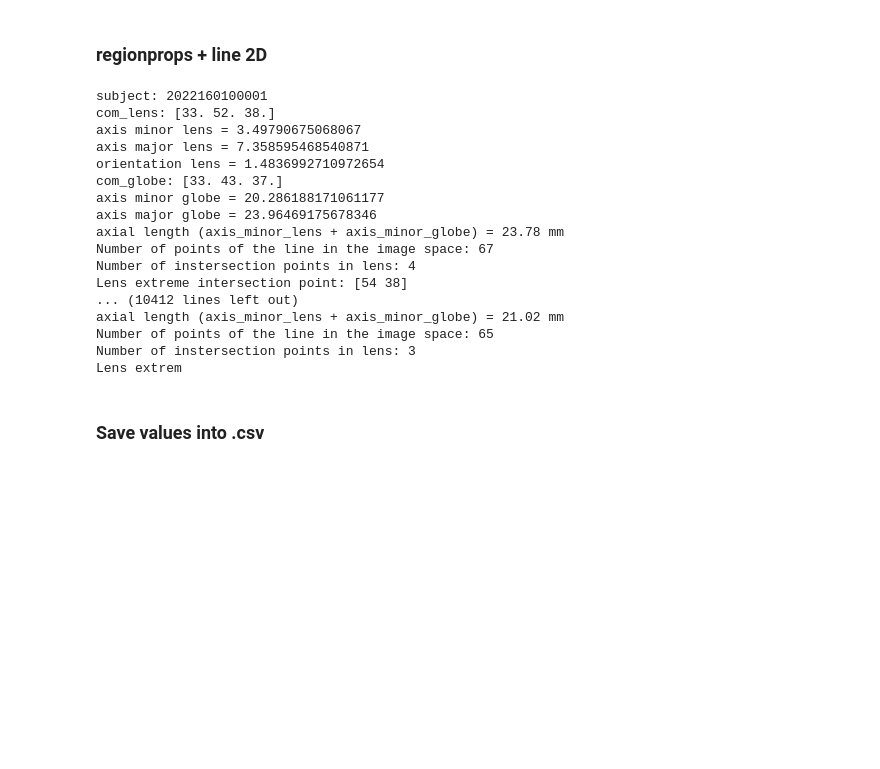
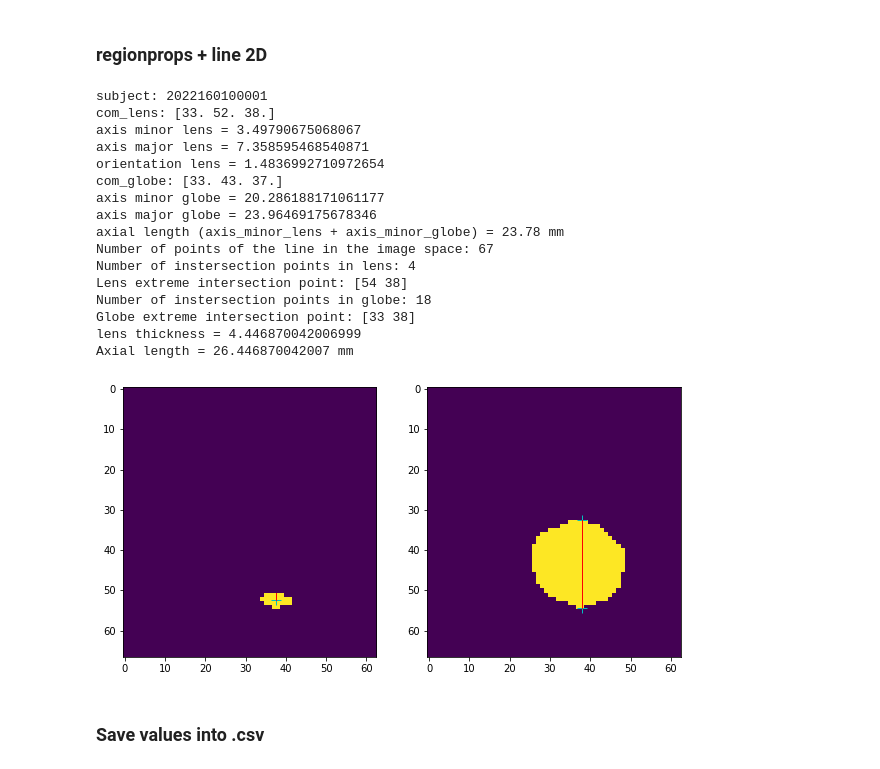
Before and after one commit to jaimebarran/a-eye_segmentation, a Jupyter notebook: deep_learning/3D_multilabel/extract_biometrics.ipynb, the cells around one changed output. Cells and saved outputs as stored; diff of their text form; code cells hidden in the pictures; blank space fills up the shorter version.

```diff
--- a/deep_learning/3D_multilabel/extract_biometrics.ipynb
+++ b/deep_learning/3D_multilabel/extract_biometrics.ipynb
@@ -755,54 +756,54 @@ for folder1 in sorted(os.listdir(input_path)):
     print(f'Number of instersection points in globe: {np.count_nonzero(inter_globe)}')
     inter_coord_globe = np.argwhere(inter_globe==1)
     extreme_inter_globe = inter_coord_globe[np.argmin(inter_coord_globe[:,0])]
     print(f'Globe extreme intersection point: {extreme_inter_globe}')
 
     # Distance between two points in 2D
     lens_thickness = (extreme_inter_lens[0] + voxel_size[1]/2) - (y1_lens - voxel_size[1]/2)
     print(f'lens thickness = {lens_thickness}')
     axial_length = (extreme_inter_lens[0] + voxel_size[1]/2) - (extreme_inter_globe[0] - voxel_size[1]/2) + lens_thickness # distance between the center of the two points, we have to add +0.5mm for each point to be the actual extremes
     print(f'Axial length = {axial_length} mm')
 
     axial_length_total[i] = axial_length
 
     # if axial_length <= 21 or axial_length >= 27.5: outliers.append(name_subject[i])
 
-    # # PLOT
-    # # Lens centroid
-    # fig, ax = plt.subplots(1, 2, figsize=(10, 10))
-    # ax[0].imshow(lens[int(np.around(com_lens[0])),:,:]) # round(len(lab_arr[2])/2)
-    # # Note the inverted coordinates because plt uses (x, y) while NumPy uses (row, column)
-    # ax[0].plot(z0_lens, y0_lens, '+c', markersize=10)
-    # ax[0].plot((z0_lens, z1_lens), (y0_lens, y1_lens), '-r', linewidth=1)
-    # # Eyeball
-    # ax[1].imshow(eyeball[int(np.around(com_lens[0])),:,:])
-    # # Note the inverted coordinates because plt uses (x, y) while NumPy uses (row, column)
-    # ax[1].plot(extreme_inter_lens[1], extreme_inter_lens[0]+voxel_size[1]/2, '+c', markersize=10)
-    # ax[1].plot(extreme_inter_globe[1], extreme_inter_globe[0]-voxel_size[1]/2, '+c', markersize=10)
-    # ax[1].plot((extreme_inter_lens[1], extreme_inter_globe[1]), (extreme_inter_lens[0]+voxel_size[1]/2, extreme_inter_globe[0]-voxel_size[1]/2), '-r', linewidth=1)
-    # plt.show()
+    # PLOT
+    # Lens centroid
+    fig, ax = plt.subplots(1, 2, figsize=(10, 10))
+    ax[0].imshow(lens[int(np.around(com_lens[0])),:,:]) # round(len(lab_arr[2])/2)
+    # Note the inverted coordinates because plt uses (x, y) while NumPy uses (row, column)
+    ax[0].plot(z0_lens, y0_lens, '+c', markersize=10)
+    ax[0].plot((z0_lens, z1_lens), (y0_lens, y1_lens), '-r', linewidth=1)
+    # Eyeball
+    ax[1].imshow(eyeball[int(np.around(com_lens[0])),:,:])
+    # Note the inverted coordinates because plt uses (x, y) while NumPy uses (row, column)
+    ax[1].plot(extreme_inter_lens[1], extreme_inter_lens[0]+voxel_size[1]/2, '+c', markersize=10)
+    ax[1].plot(extreme_inter_globe[1], extreme_inter_globe[0]-voxel_size[1]/2, '+c', markersize=10)
+    ax[1].plot((extreme_inter_lens[1], extreme_inter_globe[1]), (extreme_inter_lens[0]+voxel_size[1]/2, extreme_inter_globe[0]-voxel_size[1]/2), '-r', linewidth=1)
+    plt.show()
 
     i+=1
-    # if i==1:
-    #     break
+    if i==1:
+        break
 # %% [output]
 subject: 2022160100001
 com_lens: [33. 52. 38.]
 axis minor lens = 3.49790675068067
 axis major lens = 7.358595468540871
 orientation lens = 1.4836992710972654
 com_globe: [33. 43. 37.]
 axis minor globe = 20.286188171061177
 axis major globe = 23.96469175678346
 axial length (axis_minor_lens + axis_minor_globe) = 23.78 mm
 Number of points of the line in the image space: 67
 Number of instersection points in lens: 4
 Lens extreme intersection point: [54 38]
-... (10412 lines left out)
-axial length (axis_minor_lens + axis_minor_globe) = 21.02 mm
-Number of points of the line in the image space: 65
-Number of instersection points in lens: 3
-Lens extrem
+Number of instersection points in globe: 18
+Globe extreme intersection point: [33 38]
+lens thickness = 4.446870042006999
+Axial length = 26.446870042007 mm
+[figure, added]
 # %% [markdown]
 ### Save values into .csv
 # %%
```
Also changed, not shown: parts of 2 cells of this notebook.
